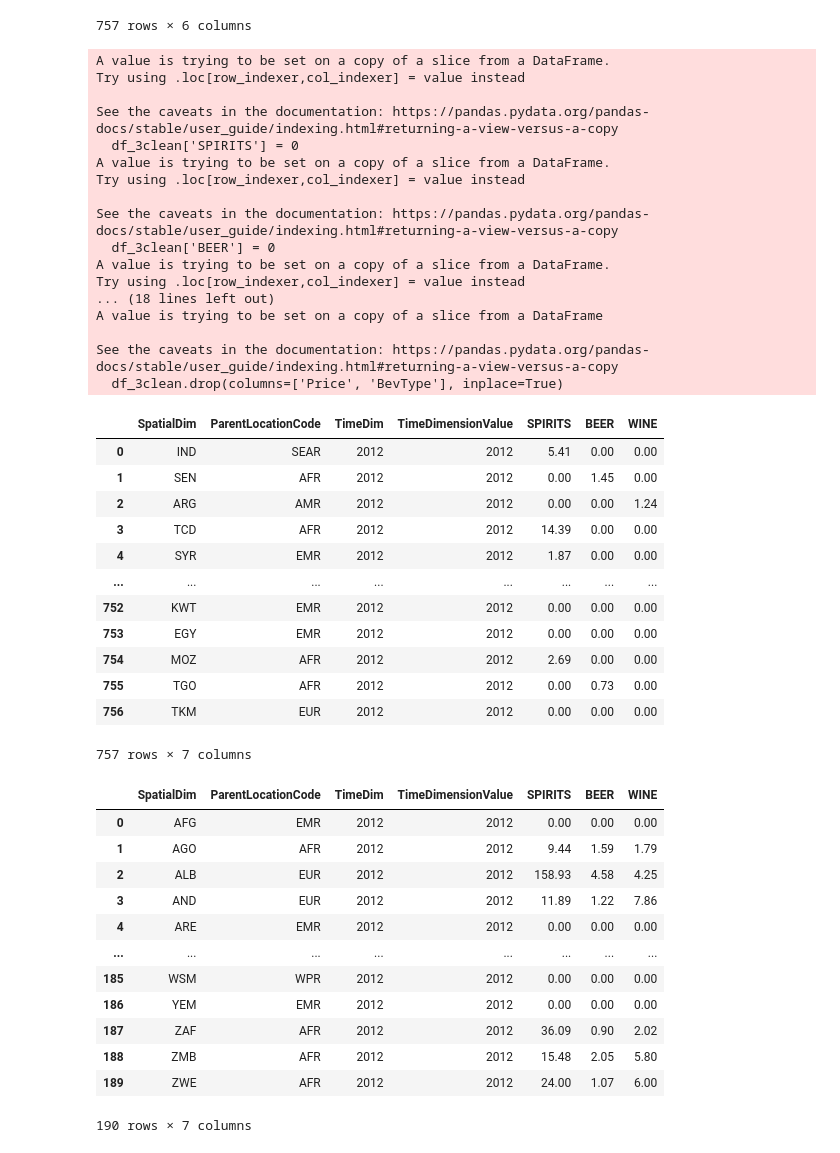
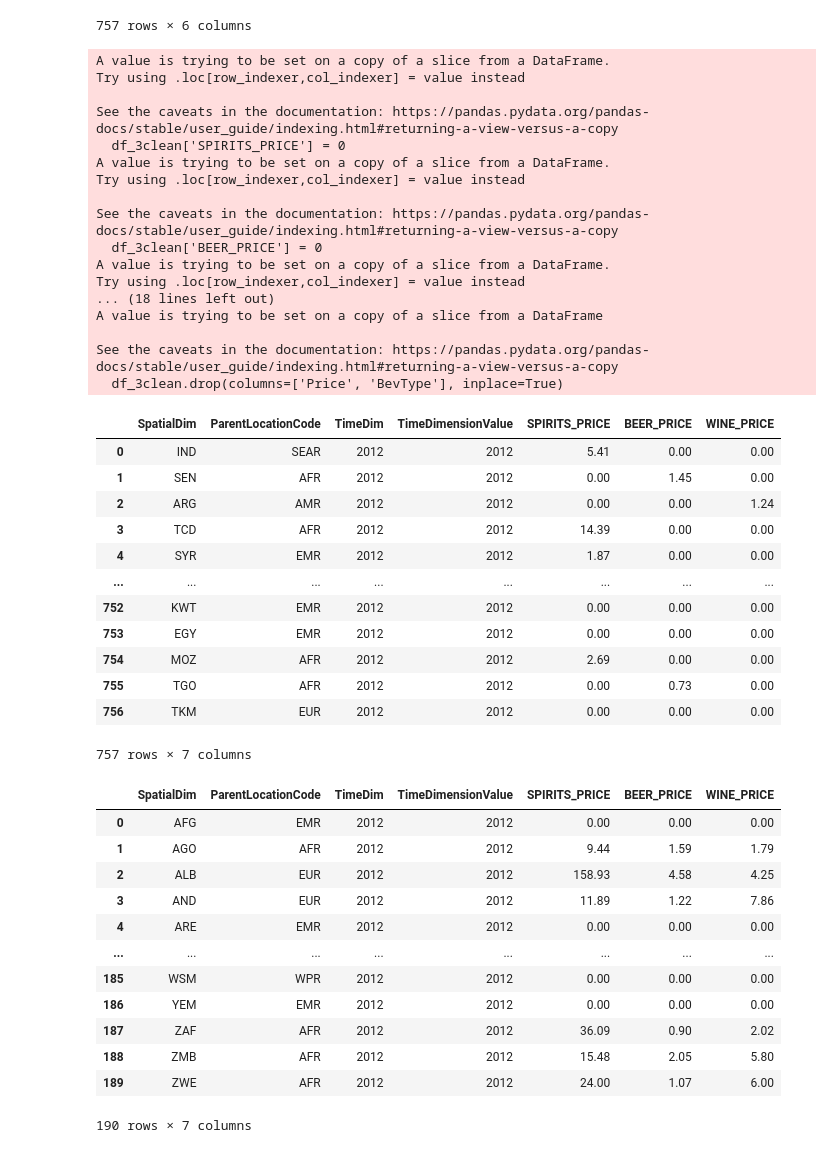
Before and after one commit to ThePennyGoblin/SMU_BootCamp_-Project_1, a Jupyter notebook: WHO Data API/PROJECT_1_Caitev3.ipynb, the cells around one changed output. Cells and saved outputs as stored; diff of their text form; code cells hidden in the pictures.

```diff
--- a/WHO Data API/PROJECT_1_Caitev3.ipynb
+++ b/WHO Data API/PROJECT_1_Caitev3.ipynb
@@ -116,3 +133,7 @@ display(df_1clean)
 | 774 | UKR | EUR | 2016 | ALCOHOLTYPE_SA_BEER | 42.3 | 2016 |
 | 775 | GBR | EUR | 2016 | ALCOHOLTYPE_SA_SPIRITS | 22.5 | 2016 |
 776 rows × 6 columns
+# %%
+# Set cells with "<" to null in the 'LPerCapita' column
+df_1clean['PercBevType'] = df_1clean['PercBevType'].replace('<1', 0)
+df_1clean['PercBevType'] = df_1clean['PercBevType'].replace('No data', 0)
@@ -202,8 +232,15 @@ display(df_1clean1)
 # %%
 ###PRICES BY ALC
 
-df_3clean= df_3[['SpatialDim', 'ParentLocationCode', 'TimeDim','Dim1', 'Value', 'TimeDimensionValue']]
-df_3clean.columns = ['SpatialDim', 'ParentLocationCode', 'TimeDim','BevType', 'Price', 'TimeDimensionValue']
+df_3clean= df_3[['SpatialDim',
+                 'ParentLocationCode',
+                 'TimeDim','Dim1', 'Value',
+                 'TimeDimensionValue']]
+df_3clean.columns = ['SpatialDim',
+                     'ParentLocationCode',
+                     'TimeDim','BevType',
+                     'Price',
+                     'TimeDimensionValue']
 display(df_3clean)
 # %% [output]
 |  | SpatialDim | ParentLocationCode | TimeDim | BevType | Price | TimeDimensionValue |
@@ -222,49 +259,49 @@ display(df_3clean)
 # %%
 ###PRICES BY ALCOHOL TYPE
 # Create new columns for SPIRITS, BEER, and WINE
-df_3clean['SPIRITS'] = 0
-df_3clean['BEER'] = 0
-df_3clean['WINE'] = 0
+df_3clean['SPIRITS_PRICE'] = 0
+df_3clean['BEER_PRICE'] = 0
+df_3clean['WINE_PRICE'] = 0
 
 # Iterate over rows and update SPIRITS, BEER, or WINE columns based on 'BevType'
 for index, row in df_3clean.iterrows():
     if row['Price'] is not None:
         if 'SPIRITS' in row['BevType']:
-            df_3clean.at[index, 'SPIRITS'] = float(row['Price'])
+            df_3clean.at[index, 'SPIRITS_PRICE'] = float(row['Price'])
         elif 'BEER' in row['BevType']:
-            df_3clean.at[index, 'BEER'] = float(row['Price'])
+            df_3clean.at[index, 'BEER_PRICE'] = float(row['Price'])
         elif 'WINE' in row['BevType']:
-            df_3clean.at[index, 'WINE'] = float(row['Price'])
+            df_3clean.at[index, 'WINE_PRICE'] = float(row['Price'])
 
 # Explicitly cast the newly added columns to float
-df_3clean['SPIRITS'] = df_3clean['SPIRITS'].astype(float)
-df_3clean['BEER'] = df_3clean['BEER'].astype(float)
-df_3clean['WINE'] = df_3clean['WINE'].astype(float)
+df_3clean['SPIRITS_PRICE'] = df_3clean['SPIRITS_PRICE'].astype(float)
+df_3clean['BEER_PRICE'] = df_3clean['BEER_PRICE'].astype(float)
+df_3clean['WINE_PRICE'] = df_3clean['WINE_PRICE'].astype(float)
 
 # Drop the original 'Price' and 'BevType' columns if no longer needed
 df_3clean.drop(columns=['Price', 'BevType'], inplace=True)
 
 # Display the updated DataFrame
 display(df_3clean)
 # %% [output]
 A value is trying to be set on a copy of a slice from a DataFrame.
 Try using .loc[row_indexer,col_indexer] = value instead
 
 See the caveats in the documentation: https://pandas.pydata.org/pandas-docs/stable/user_guide/indexing.html#returning-a-view-versus-a-copy
-  df_3clean['SPIRITS'] = 0
+  df_3clean['SPIRITS_PRICE'] = 0
 A value is trying to be set on a copy of a slice from a DataFrame.
 Try using .loc[row_indexer,col_indexer] = value instead
 
 See the caveats in the documentation: https://pandas.pydata.org/pandas-docs/stable/user_guide/indexing.html#returning-a-view-versus-a-copy
-  df_3clean['BEER'] = 0
+  df_3clean['BEER_PRICE'] = 0
 A value is trying to be set on a copy of a slice from a DataFrame.
 Try using .loc[row_indexer,col_indexer] = value instead
 ... (18 lines left out)
 A value is trying to be set on a copy of a slice from a DataFrame
 
 See the caveats in the documentation: https://pandas.pydata.org/pandas-docs/stable/user_guide/indexing.html#returning-a-view-versus-a-copy
   df_3clean.drop(columns=['Price', 'BevType'], inplace=True)
-|  | SpatialDim | ParentLocationCode | TimeDim | TimeDimensionValue | SPIRITS | BEER | WINE |
+|  | SpatialDim | ParentLocationCode | TimeDim | TimeDimensionValue | SPIRITS_PRICE | BEER_PRICE | WINE_PRICE |
 | 0 | IND | SEAR | 2012 | 2012 | 5.41 | 0.00 | 0.00 |
 | 1 | SEN | AFR | 2012 | 2012 | 0.00 | 1.45 | 0.00 |
 | 2 | ARG | AMR | 2012 | 2012 | 0.00 | 0.00 | 1.24 |
@@ -279,12 +316,17 @@ See the caveats in the documentation: https://pandas.pydata.org/pandas-docs/stab
 757 rows × 7 columns
 # %%
 # Group by 'SpatialDim' and aggregate the values of 'SPIRITS', 'BEER', and 'WINE'
-df_3clean1 = df_3clean.groupby(['SpatialDim', 'ParentLocationCode', 'TimeDim', 'TimeDimensionValue']).agg({'SPIRITS': 'sum', 'BEER': 'sum', 'WINE': 'sum'}).reset_index()
+df_3clean1 = df_3clean.groupby(['SpatialDim',
+                                'ParentLocationCode',
+                                'TimeDim',
+                                'TimeDimensionValue']).agg({'SPIRITS_PRICE': 'sum',
+                                                            'BEER_PRICE': 'sum',
+                                                            'WINE_PRICE': 'sum'}).reset_index()
 
 # Display the updated DataFrame
 display(df_3clean1)
 # %% [output]
-|  | SpatialDim | ParentLocationCode | TimeDim | TimeDimensionValue | SPIRITS | BEER | WINE |
+|  | SpatialDim | ParentLocationCode | TimeDim | TimeDimensionValue | SPIRITS_PRICE | BEER_PRICE | WINE_PRICE |
 | 0 | AFG | EMR | 2012 | 2012 | 0.00 | 0.00 | 0.00 |
 | 1 | AGO | AFR | 2012 | 2012 | 9.44 | 1.59 | 1.79 |
 | 2 | ALB | EUR | 2012 | 2012 | 158.93 | 4.58 | 4.25 |
```
Also changed, not shown: parts of 14 cells of this notebook, 15 other files.
